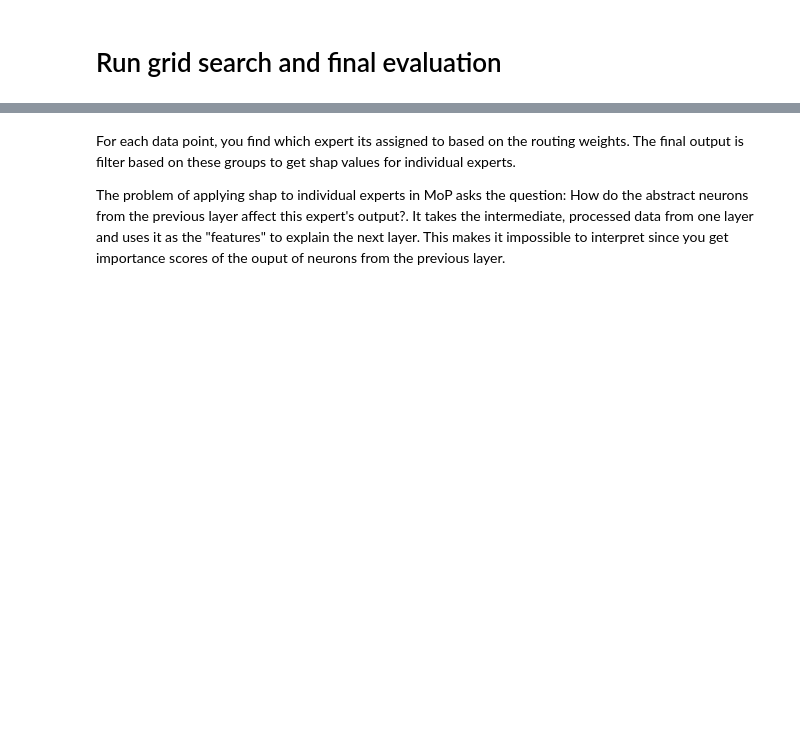
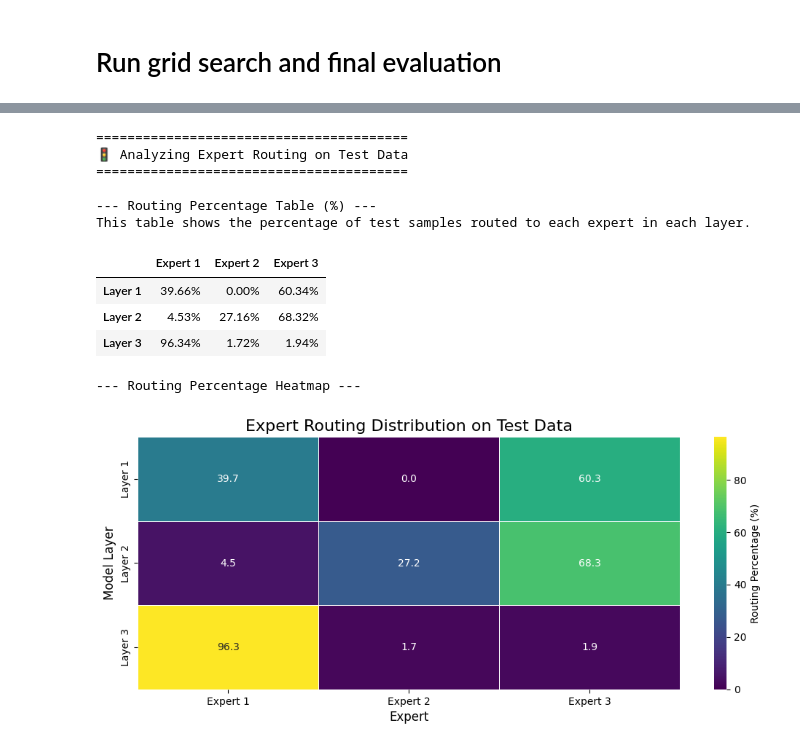
Before and after one commit to skassen2/honours_research, a Jupyter notebook: test_and_SHAP/Mop_rfe_noninvasive.ipynb, the cells around one changed output, grey strips where cells are left out. Cells and saved outputs as stored; diff of their text form; code cells hidden in the pictures; blank space fills up the shorter version.

```diff
--- a/test_and_SHAP/Mop_rfe_noninvasive.ipynb
+++ b/test_and_SHAP/Mop_rfe_noninvasive.ipynb
@@ -328,4 +340,70 @@ Mean Absolute SHAP Values (Layer 1, Expert 3)
-# %% [markdown]
-For each data point, you find which expert its assigned to based on the routing weights. The final output is filter based on these groups to get shap values for individual experts.
-
-The problem of applying shap to individual experts in MoP asks the question: How do the abstract neurons from the previous layer affect this expert's output?. It takes the intermediate, processed data from one layer and uses it as the "features" to explain the next layer. This makes it impossible to interpret since you get importance scores of the ouput of neurons from the previous layer.
+# %%
+import seaborn as sns
+import matplotlib.pyplot as plt
+import pandas as pd
+from IPython.display import display
+
+# ===================================================================
+# MoP Routing Analysis
+# ===================================================================
+print("\n\n" + "="*40 + "\n🚦 Analyzing Expert Routing on Test Data\n" + "="*40)
+
+# --- 1. Process Router Weights to Calculate Percentages ---
+routing_data = []
+num_samples = test_tensor.shape[0]
+
+for i, block_weights in enumerate(router_weights):
+    # For each sample, find the index of the expert with the highest weight
+    chosen_experts = np.argmax(block_weights, axis=1)
+
+    # Count how many times each expert was chosen
+    num_experts = block_weights.shape[1]
+    counts = np.bincount(chosen_experts, minlength=num_experts)
+
+    # Convert counts to percentages
+    percentages = (counts / num_samples) * 100
+    routing_data.append(percentages)
+
+# --- 2. Create and Display the Routing Table ---
+# Create column and row names for the DataFrame
+num_layers = len(router_weights)
+num_experts_per_layer = router_weights[0].shape[1]
+layer_names = [f'Layer {i+1}' for i in range(num_layers)]
+expert_names = [f'Expert {j+1}' for j in range(num_experts_per_layer)]
+
+# Create the DataFrame
+routing_df = pd.DataFrame(routing_data, index=layer_names, columns=expert_names)
+
+print("\n--- Routing Percentage Table (%) ---")
+print("This table shows the percentage of test samples routed to each expert in each layer.")
+display(routing_df.style.format("{:.2f}%"))
+
+
+# --- 3. Create and Display the Routing Heatmap ---
+print("\n\n--- Routing Percentage Heatmap ---")
+plt.figure(figsize=(12, max(4, num_layers * 1.5))) # Adjust height based on number of layers
+sns.heatmap(
+    routing_df,
+    annot=True,          # Show the percentage values in the cells
+    fmt=".1f",           # Format values to one decimal place
+    cmap="viridis",      # Use the 'viridis' color map
+    linewidths=.5,       # Add thin lines between cells
+    cbar_kws={'label': 'Routing Percentage (%)'} # Add a label to the color bar
+)
+plt.title("Expert Routing Distribution on Test Data", fontsize=16)
+plt.xlabel("Expert", fontsize=12)
+plt.ylabel("Model Layer", fontsize=12)
+plt.show()
+# %% [output]
+========================================
+🚦 Analyzing Expert Routing on Test Data
+========================================
+
+--- Routing Percentage Table (%) ---
+This table shows the percentage of test samples routed to each expert in each layer.
+|  | Expert 1 | Expert 2 | Expert 3 |
+| Layer 1 | 39.66% | 0.00% | 60.34% |
+| Layer 2 | 4.53% | 27.16% | 68.32% |
+| Layer 3 | 96.34% | 1.72% | 1.94% |
+--- Routing Percentage Heatmap ---
+[figure, added]
```
Also changed, not shown: parts of 5 cells of this notebook, 4 other files.
